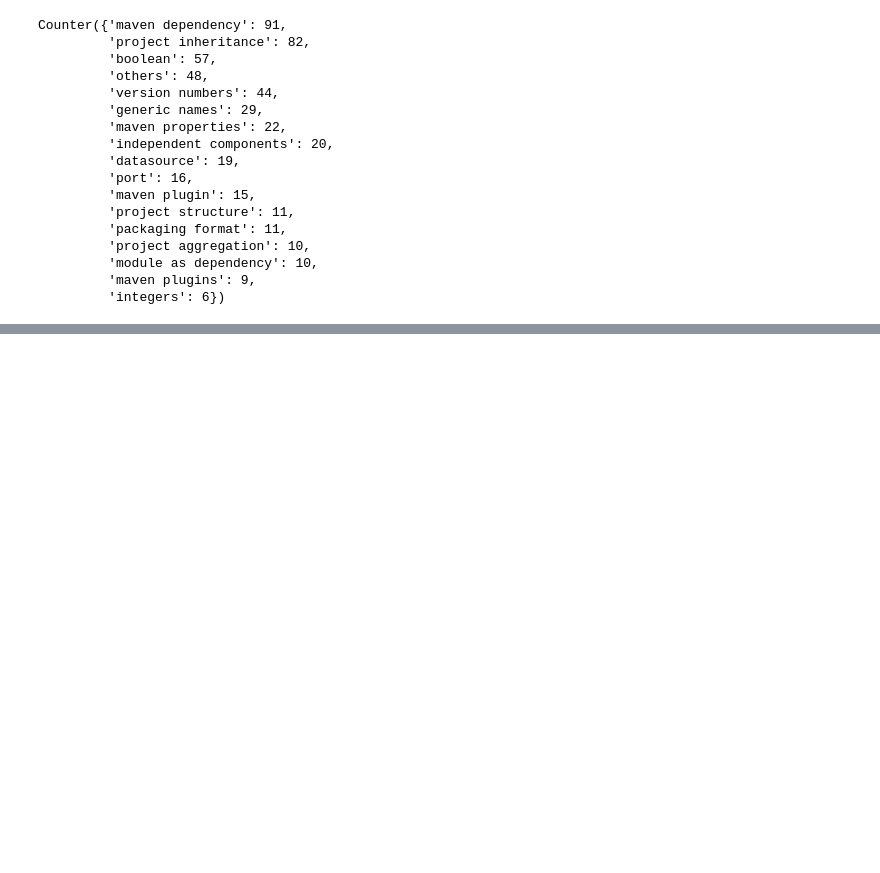
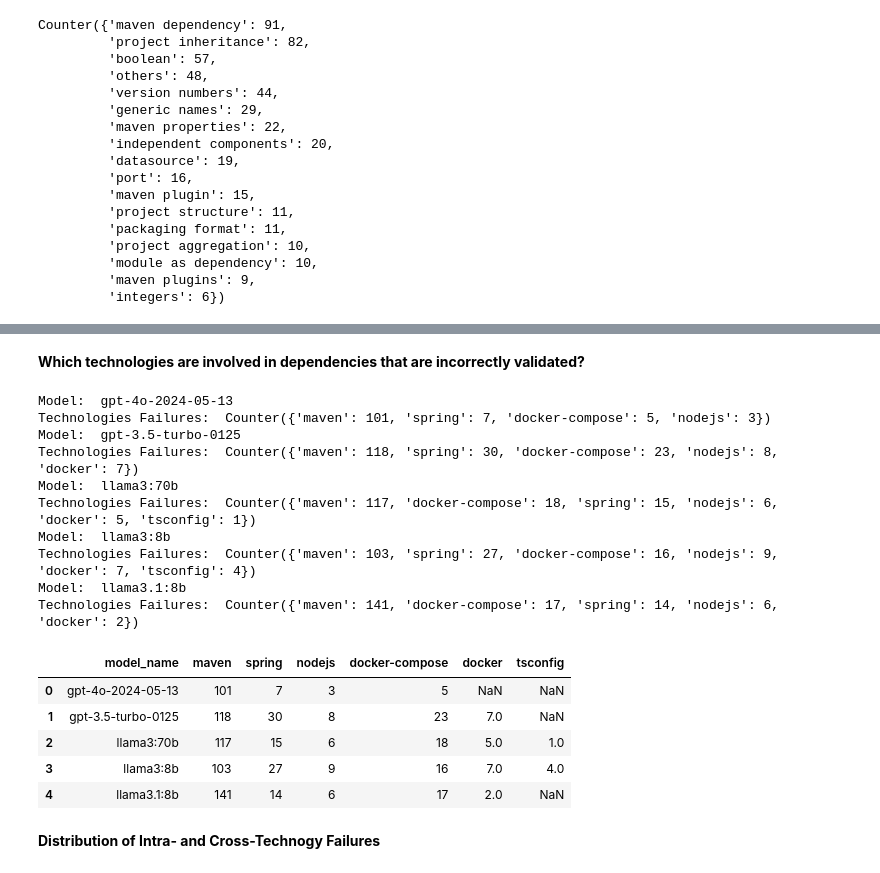
Before and after one commit to simisimon/dependency-validation-rag, a Jupyter notebook: evaluation/analysis_rag.ipynb, the cells around one changed output, grey strips where cells are left out. Drawn from its saved outputs; the diff is of its cells as text; code cells hidden in the pictures; blank space fills up the shorter version.

Commit message:
Update analysis scripts

```diff
--- a/evaluation/analysis_rag.ipynb
+++ b/evaluation/analysis_rag.ipynb
@@ -31,6 +31,8 @@ def get_df_stats(model_name: str, config_str: str):
     rationale = []
     plan = []
     uncertainty = []
+    context_length = []
+    source_types = []
     skipped = 0
 
     for entry, (index, row) in zip(data, df.iterrows()):
@@ -39,6 +41,9 @@ def get_df_stats(model_name: str, config_str: str):
 
         response_dict = None
         isDependency = None
+
+        context_length.append(get_context_length(entry=entry))
+        source_types.append(get_source_types(entry=entry))
 
         try:
             if "responses" in entry:
@@ -115,11 +120,13 @@ def get_df_stats(model_name: str, config_str: str):
     df["plan"] = plan
     df["rationale"] = rationale
     df["uncertainty"] = uncertainty
+    df["context_length"] = context_length
+    df["source_types"] = source_types
 
     return df
 
-model_names = ["gpt-3.5-turbo-0125", "gpt-4o-2024-05-13", "llama3:8b", "llama3:70b"]
-config_str = "config5"
+model_names = ["gpt-3.5-turbo-0125", "gpt-4o-2024-05-13", "llama3:8b", "llama3:70b", "llama3.1:8b"] # "llama3.1:70b"
+config_str = "config4"
 
 for name in model_names:
     df = get_df_stats(model_name=name, config_str=config_str)
@@ -146,8 +153,7 @@ Index(['dependency_category', 'link_str', 'project', 'option_name',
 # %%
 import pandas as pd
 
-model_names = ['llama3:70b', 'gpt-4o-2024-05-13', 'gpt-3.5-turbo-0125', 'llama3:8b']
-
+model_names = ['gpt-4o-2024-05-13', 'gpt-3.5-turbo-0125', 'llama3:70b', 'llama3:8b', 'llama3.1:8b'] # 'llama3.1:70b'
 
 df_base = pd.read_csv("../data/results/all_dependencies.csv")
 
@@ -212,7 +220,7 @@ import pandas as pd
 df = pd.read_csv(f"../data/analysis/{config_str}/all.csv")
 
 # List of model columns to check
-model_columns = ['llama3:70b_classification', 'gpt-4o-2024-05-13_classification', 'gpt-3.5-turbo-0125_classification', 'llama3:8b_classification']
+model_columns = ['gpt-4o-2024-05-13_classification', 'gpt-3.5-turbo-0125_classification', 'llama3:70b_classification', 'llama3:8b_classification', 'llama3.1:8b_classification'] # 'llama3.1:70b_classification'
 
 for column in model_columns:
     rating_counts = df[column].value_counts()
@@ -318,7 +326,7 @@ def get_category_stats(category_names: List, model_name: str):
     #return df
 
 
-model_names = ['gpt-4o-2024-05-13', 'gpt-3.5-turbo-0125', 'llama3:70b', 'llama3:8b']
+model_names = ['gpt-4o-2024-05-13', 'gpt-3.5-turbo-0125', 'llama3:70b', 'llama3:8b', 'llama3.1:8b'] # 'llama3.1:70b'
 category_names = list(category_counter.keys())
 
 for model_name in model_names:
@@ -344,0 +353,50 @@ Model:  gpt-4o-2024-05-13
+# %% [markdown]
+**Which technologies are involved in dependencies that are incorrectly validated?**
+# %%
+from collections import Counter
+import pandas as pd
+
+model_names = ['gpt-4o-2024-05-13', 'gpt-3.5-turbo-0125', 'llama3:70b', 'llama3:8b', 'llama3.1:8b'] # 'llama3.1:70b'
+
+data = []
+
+for model_name in model_names:
+    print("Model: ", model_name)
+    file_name = f"../data/analysis/{config_str}/{model_name}.csv"
+    df_model = pd.read_csv(file_name)
+
+    df_failures = df_model[df_model["classification"].isin(["FP", "FN"])]
+
+    technologies_failures = df_failures["option_technology"].to_list()
+
+    counter = Counter(technologies_failures)
+
+    print("Technologies Failures: ", counter)
+
+
+    model_data = {"model_name": model_name}
+    model_data.update({k: v for k, v in counter.items()})
+    data.append(model_data)
+
+
+df = pd.DataFrame(data)
+df
+# %% [output]
+Model:  gpt-4o-2024-05-13
+Technologies Failures:  Counter({'maven': 101, 'spring': 7, 'docker-compose': 5, 'nodejs': 3})
+Model:  gpt-3.5-turbo-0125
+Technologies Failures:  Counter({'maven': 118, 'spring': 30, 'docker-compose': 23, 'nodejs': 8, 'docker': 7})
+Model:  llama3:70b
+Technologies Failures:  Counter({'maven': 117, 'docker-compose': 18, 'spring': 15, 'nodejs': 6, 'docker': 5, 'tsconfig': 1})
+Model:  llama3:8b
+Technologies Failures:  Counter({'maven': 103, 'spring': 27, 'docker-compose': 16, 'nodejs': 9, 'docker': 7, 'tsconfig': 4})
+Model:  llama3.1:8b
+Technologies Failures:  Counter({'maven': 141, 'docker-compose': 17, 'spring': 14, 'nodejs': 6, 'docker': 2})
+|  | model_name | maven | spring | nodejs | docker-compose | docker | tsconfig |
+| 0 | gpt-4o-2024-05-13 | 101 | 7 | 3 | 5 | NaN | NaN |
+| 1 | gpt-3.5-turbo-0125 | 118 | 30 | 8 | 23 | 7.0 | NaN |
+| 2 | llama3:70b | 117 | 15 | 6 | 18 | 5.0 | 1.0 |
+| 3 | llama3:8b | 103 | 27 | 9 | 16 | 7.0 | 4.0 |
+| 4 | llama3.1:8b | 141 | 14 | 6 | 17 | 2.0 | NaN |
+# %% [markdown]
+**Distribution of Intra- and Cross-Technogy Failures**
```
Also changed, not shown: parts of 11 cells of this notebook, 7 other files.
